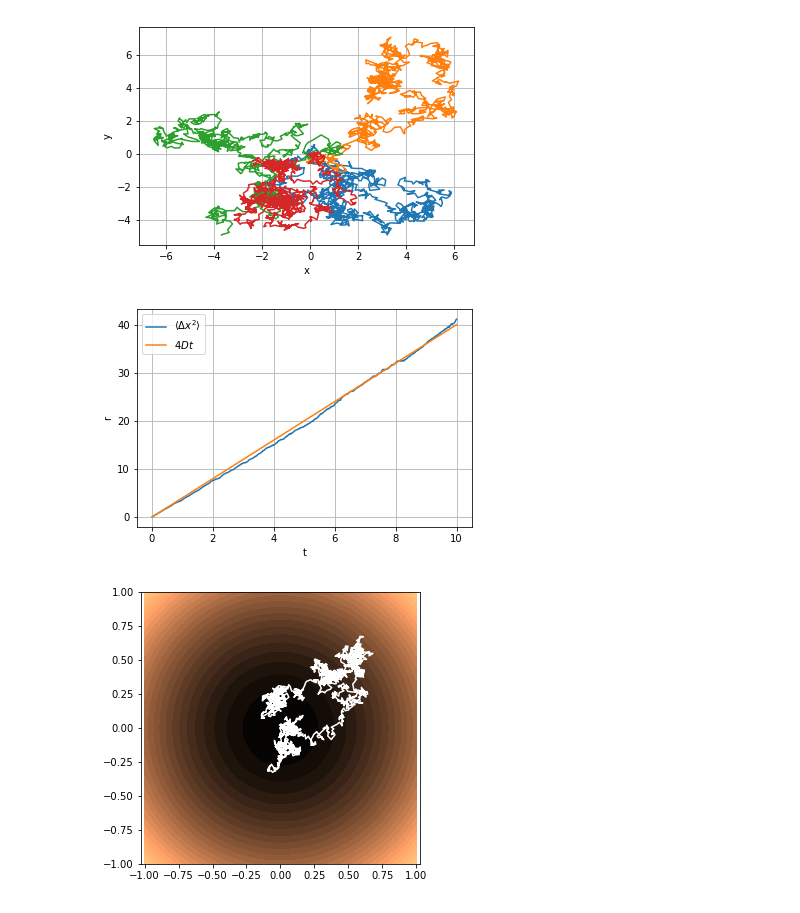
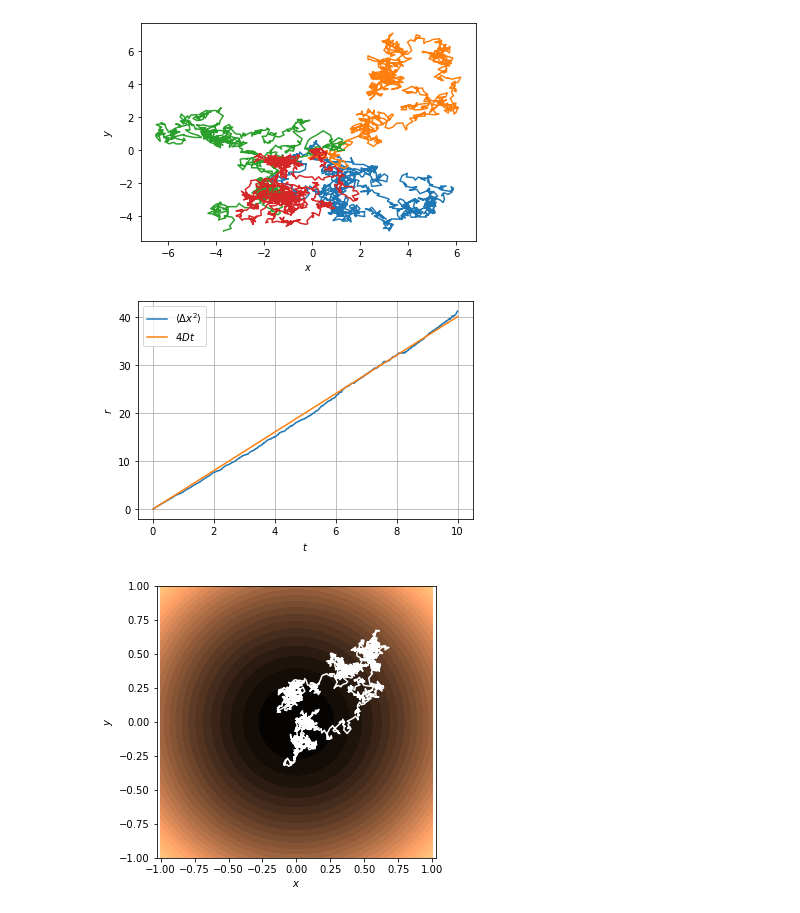
Before and after one commit to cbherbert/stochrare, a Jupyter notebook: demo/Diffusion2D.ipynb, the cells around one changed output. Saved outputs shown, nothing was run; the diff lists cells and outputs as text; code cells hidden in the pictures.

```diff
--- a/demo/Diffusion2D.ipynb
+++ b/demo/Diffusion2D.ipynb
@@ -5,41 +13,32 @@ from stochpy.dynamics.diffusion import Wiener, OrnsteinUhlenbeck
 # %%
 np.random.seed(seed=100)
 # %%
-ax = plt.axes()
-ax.set_xlabel('x')
-ax.set_ylabel('y')
-ax.grid()
+ax = plt.axes(xlabel=r'$x$', ylabel=r'$y$')
 for _ in range(4):
-    t, x = Wiener(2).trajectory(np.array([0.,0.]),0.,dt=0.01)
-    ax.plot(x[:,0],x[:,1])
-plt.show()
+    t, x = Wiener(2).trajectory(np.array([0., 0.]), 0., dt=0.01)
+    ax.plot(x[:, 0], x[:, 1])
 # %% [output]
-[figure, old version]
+[figure, new version]
 # %%
 time, dist2 = zip(*[(t,r) for t,r in Wiener(2).sample_mean(np.array([0.,0.]), 0., 1000, 1000, dt=0.01,
                                                            observable=lambda x, t: x[0]**2+x[1]**2)])
-ax = plt.axes()
-ax.set_xlabel('t')
-ax.set_ylabel('r')
+ax = plt.axes(xlabel=r'$t$', ylabel=r'$r$')
 ax.grid()
 ax.plot(time, dist2, label=r'$\langle \Delta x^2 \rangle$')
 ax.plot(time, 4*np.array(time), label=r'$4Dt$')
-ax.legend()
-plt.show()
+ax.legend();
 # %% [output]
-[figure, old version]
+[figure, new version]
 # %%
 model = OrnsteinUhlenbeck(0,1, 0.1, 2)
 xvec = np.linspace(-1., 1.)
 yvec = np.linspace(-1., 1.)
 potential = np.array([model.potential(np.array([x, y])) for x in xvec for y in yvec]).reshape(50, 50)
 fig = plt.figure(figsize=(5, 5))
-ax = plt.axes()
-ax.grid(False)
+ax = plt.axes(xlabel=r'$x$', ylabel=r'$y$')
 ax.axis('equal')
 ax.contourf(xvec, yvec, potential, 30, cmap='copper')
 t, x = model.trajectory(np.array([0., 0.]), 0., T=2, dt=0.001)
-ax.plot(x[:,0], x[:,1], color='white')
-plt.show()
+ax.plot(x[:, 0], x[:, 1], color='white');
 # %% [output]
-[figure, old version]
+[figure, new version]
```
Also changed, not shown: parts of 6 cells of this notebook.
